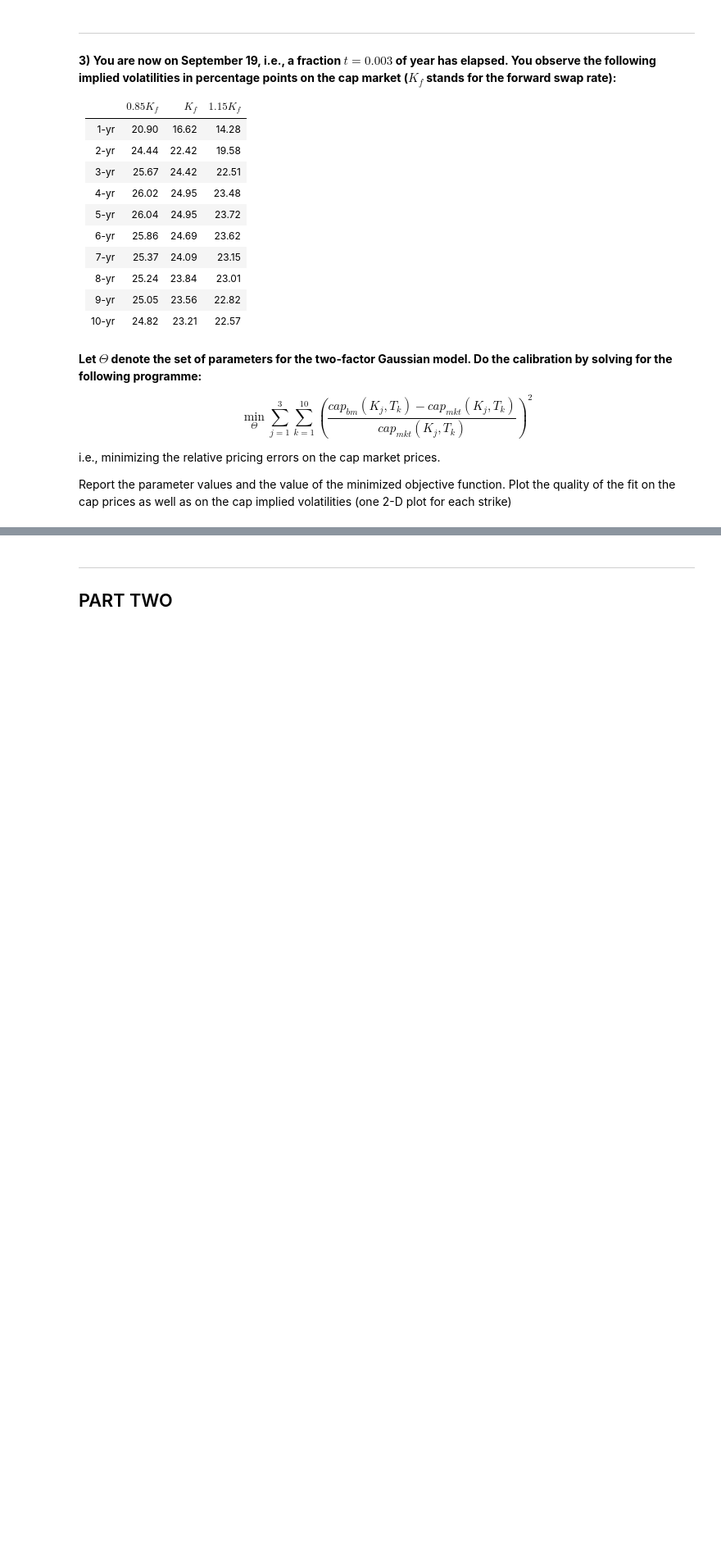
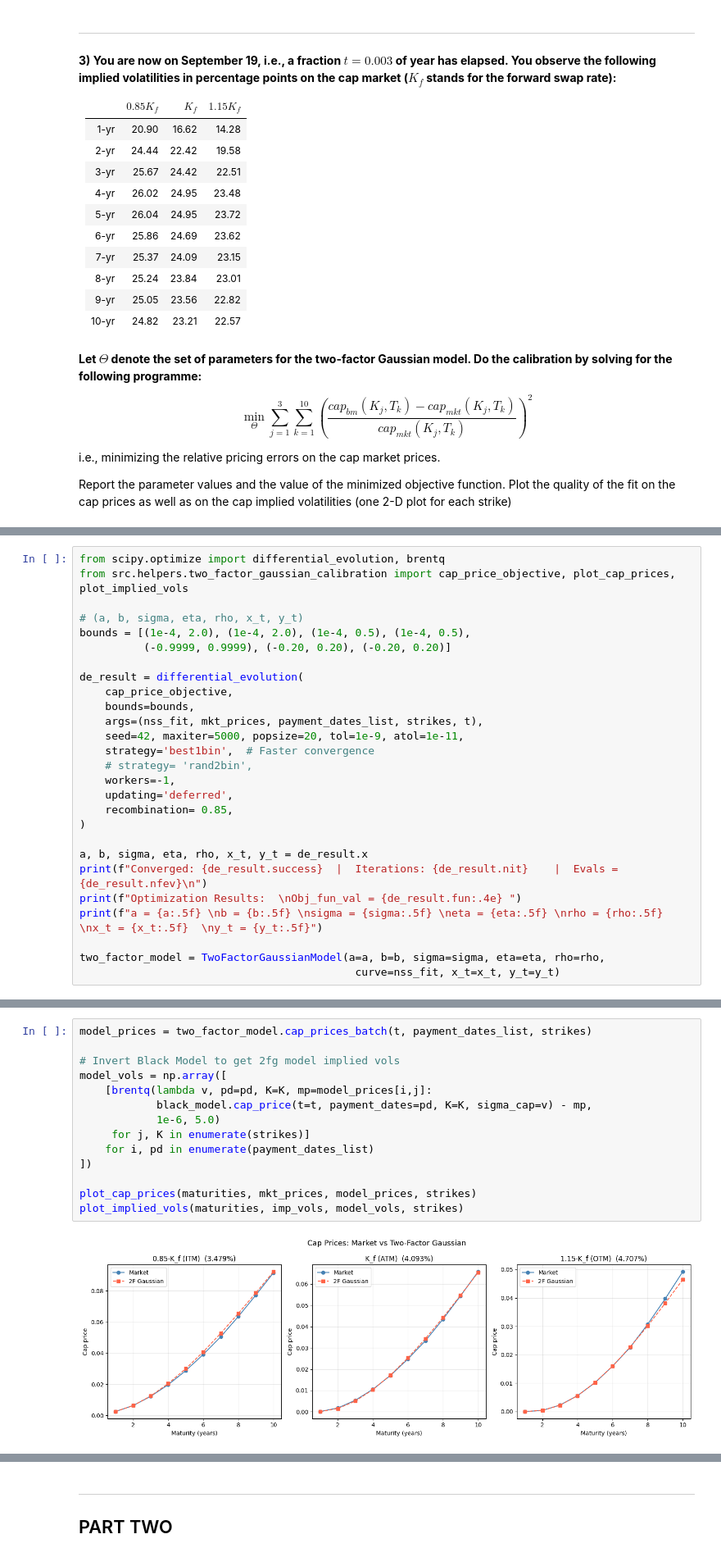
Before and after one commit to navid-nb/Fixed_Income_A1, a Jupyter notebook: Assignment_1.ipynb, the cells around one changed output, grey strips where cells are left out. Shown at 82% size. Drawn from its saved outputs; the diff is of its cells as text; blank space fills up the shorter version.

```diff
--- a/Assignment_1.ipynb
+++ b/Assignment_1.ipynb
@@ -138,0 +207,27 @@ Report the parameter values and the value of the minimized objective function.
+# %%
+from scipy.optimize import differential_evolution, brentq
+from src.helpers.two_factor_gaussian_calibration import cap_price_objective, plot_cap_prices, plot_implied_vols
+
+# (a, b, sigma, eta, rho, x_t, y_t)
+bounds = [(1e-4, 2.0), (1e-4, 2.0), (1e-4, 0.5), (1e-4, 0.5),
+          (-0.9999, 0.9999), (-0.20, 0.20), (-0.20, 0.20)]
+
+de_result = differential_evolution(
+    cap_price_objective,
+    bounds=bounds,
+    args=(nss_fit, mkt_prices, payment_dates_list, strikes, t),
+    seed=42, maxiter=5000, popsize=20, tol=1e-9, atol=1e-11,
+    strategy='best1bin',  # Faster convergence
+    # strategy= 'rand2bin',
+    workers=-1,
+    updating='deferred',
+    recombination= 0.85,
+)
+
+a, b, sigma, eta, rho, x_t, y_t = de_result.x
+print(f"Converged: {de_result.success}  |  Iterations: {de_result.nit}    |  Evals = {de_result.nfev}\n")
+print(f"Optimization Results:  \nObj_fun_val = {de_result.fun:.4e} ")
+print(f"a = {a:.5f} \nb = {b:.5f} \nsigma = {sigma:.5f} \neta = {eta:.5f} \nrho = {rho:.5f} \nx_t = {x_t:.5f}  \ny_t = {y_t:.5f}")
+
+two_factor_model = TwoFactorGaussianModel(a=a, b=b, sigma=sigma, eta=eta, rho=rho,
+                                           curve=nss_fit, x_t=x_t, y_t=y_t)
@@ -138,0 +246,16 @@ Report the parameter values and the value of the minimized objective function.
+# %%
+model_prices = two_factor_model.cap_prices_batch(t, payment_dates_list, strikes)
+
+# Invert Black Model to get 2fg model implied vols
+model_vols = np.array([
+    [brentq(lambda v, pd=pd, K=K, mp=model_prices[i,j]:
+            black_model.cap_price(t=t, payment_dates=pd, K=K, sigma_cap=v) - mp,
+            1e-6, 5.0)
+     for j, K in enumerate(strikes)]
+    for i, pd in enumerate(payment_dates_list)
+])
+
+plot_cap_prices(maturities, mkt_prices, model_prices, strikes)
+plot_implied_vols(maturities, imp_vols, model_vols, strikes)
+# %% [output]
+[figure, added]
```
Also changed, not shown: parts of 5 cells of this notebook, 6 other files.
